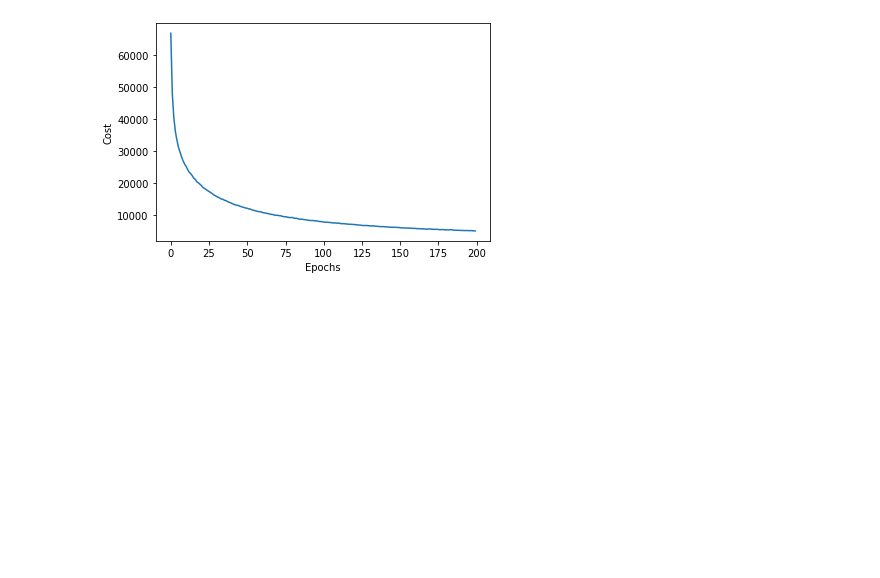
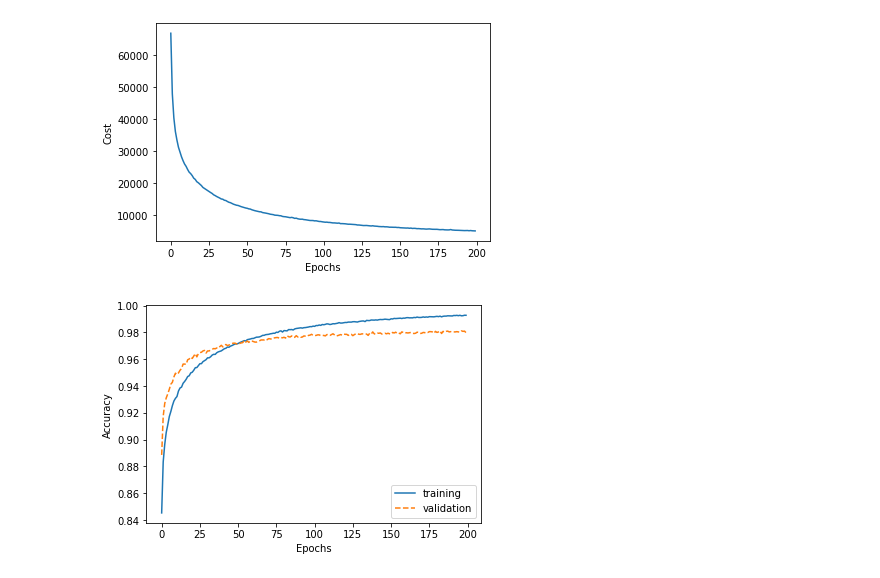
Before and after one commit to mahmadza/gradatim_ferociter, a Jupyter notebook: SebastianRaschkaBook/NeuralNetworkWithMNIST/NN.ipynb, the cells around one changed output. Drawn from its saved outputs; the diff is of its cells as text; code cells hidden in the pictures; blank space fills up the shorter version.

```diff
--- a/SebastianRaschkaBook/NeuralNetworkWithMNIST/NN.ipynb
+++ b/SebastianRaschkaBook/NeuralNetworkWithMNIST/NN.ipynb
@@ -243,15 +243,17 @@ plt.show()
 # %% [output]
 [figure]
 # %%
-$ plot training and validation accuracy vs epochs
+# plot training and validation accuracy vs epochs
 plt.plot(range(nn.epochs), nn.eval_['train_acc'],
          label='training')
 plt.plot(range(nn.epochs), nn.eval_['valid_acc'],
     label='validation', linestyle='--')
 plt.ylabel('Accuracy')
 plt.xlabel('Epochs')
 plt.legend(loc='lower right')
 plt.show()
+# %% [output]
+[figure, added]
 # %%
 y_test_pred = nn.predict(X_test)
 acc = (np.sum(y_test == y_test_pred)
```
Also changed, not shown: parts of 1 cell of this notebook.
